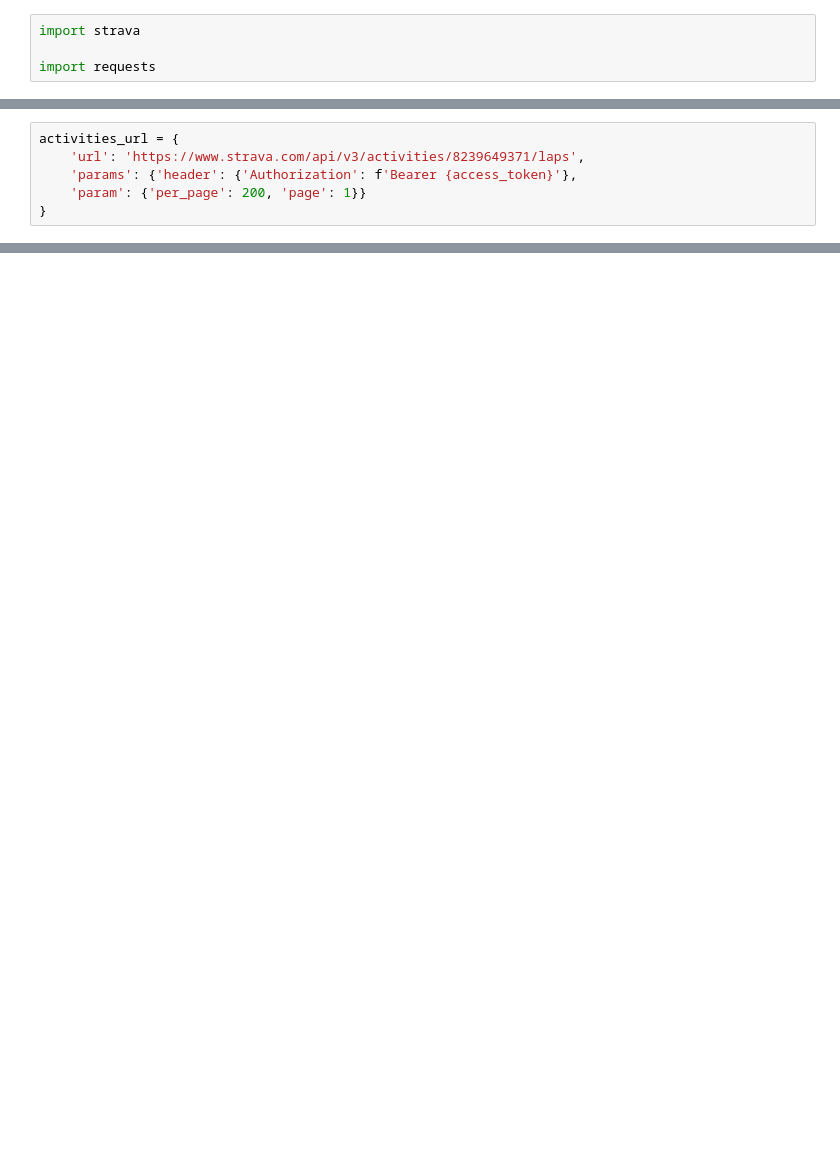
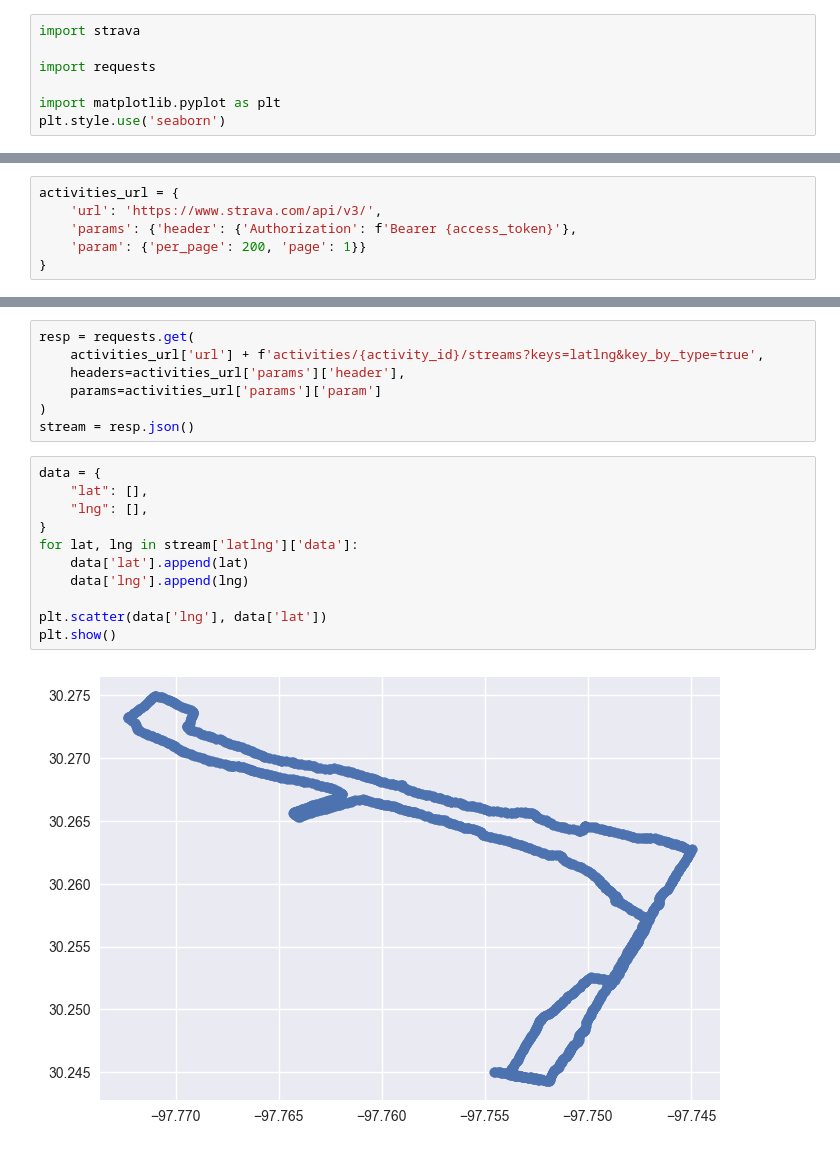
Before and after one commit to voynow/strava-raw-update, a Jupyter notebook: notebook.ipynb, the cells around one changed output, grey strips where cells are left out. Saved outputs shown, nothing was run; the diff lists cells and outputs as text; blank space fills up the shorter version.

```diff
--- a/notebook.ipynb
+++ b/notebook.ipynb
@@ -2,4 +2,7 @@
 import strava
 
 import requests
+
+import matplotlib.pyplot as plt
+plt.style.use('seaborn')
 # %%
@@ -13,6 +18,6 @@ activities[2]['id']
 # %%
 activities_url = {
-    'url': 'https://www.strava.com/api/v3/activities/8239649371/laps',
+    'url': 'https://www.strava.com/api/v3/',
     'params': {'header': {'Authorization': f'Bearer {access_token}'},
     'param': {'per_page': 200, 'page': 1}}
 }
@@ -35,0 +68,20 @@ for lap in resp.json():
+# %%
+resp = requests.get(
+    activities_url['url'] + f'activities/{activity_id}/streams?keys=latlng&key_by_type=true',
+    headers=activities_url['params']['header'],
+    params=activities_url['params']['param']
+)
+stream = resp.json()
+# %%
+data = {
+    "lat": [],
+    "lng": [],
+}
+for lat, lng in stream['latlng']['data']:
+    data['lat'].append(lat)
+    data['lng'].append(lng)
+
+plt.scatter(data['lng'], data['lat'])
+plt.show()
+# %% [output]
+[figure, added]
```
Also changed, not shown: parts of 5 cells of this notebook.
